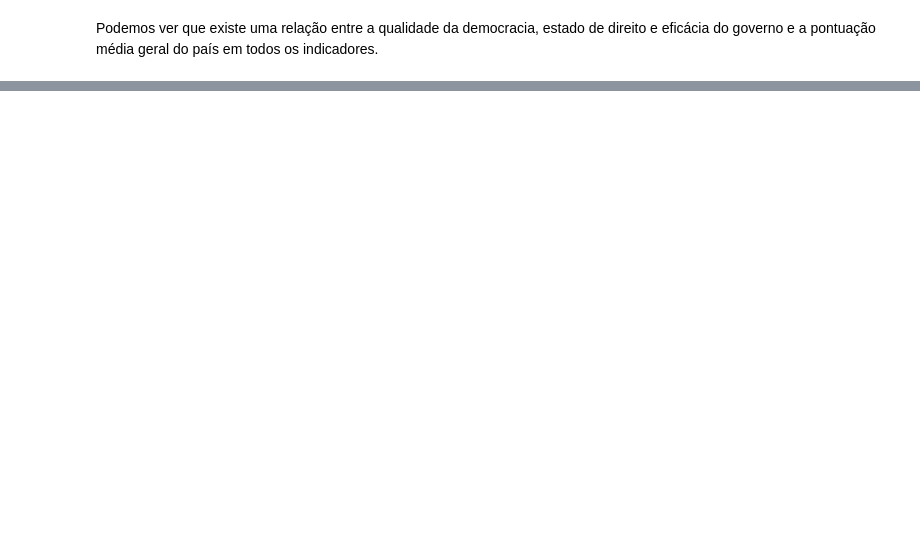
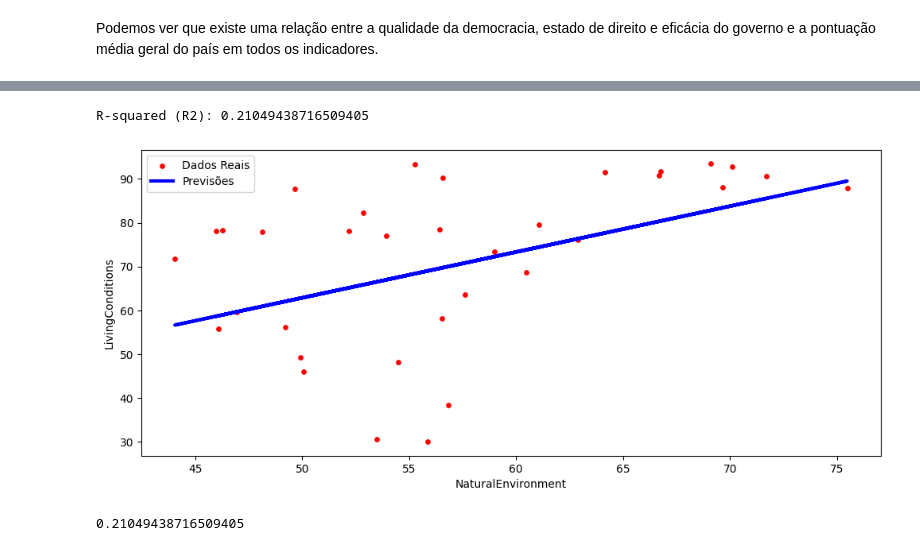
Before and after one commit to lucasbenevinuto/Linear-Regression, a Jupyter notebook: Country.ipynb, the cells around one changed output, grey strips where cells are left out. Cells and saved outputs as stored; diff of their text form; code cells hidden in the pictures; blank space fills up the shorter version.

```diff
--- a/Country.ipynb
+++ b/Country.ipynb
@@ -92,0 +137,6 @@ RegressaoLinear(dataset[['EconomicQuality']],dataset['Education'])
+# %%
+RegressaoLinear(dataset[['NaturalEnvironment']],dataset['LivingConditions'], 'NaturalEnvironment', 'LivingConditions')
+# %% [output]
+R-squared (R2): 0.21049438716509405
+[figure, added]
+0.21049438716509405
```
Also changed, not shown: parts of 9 cells of this notebook.
